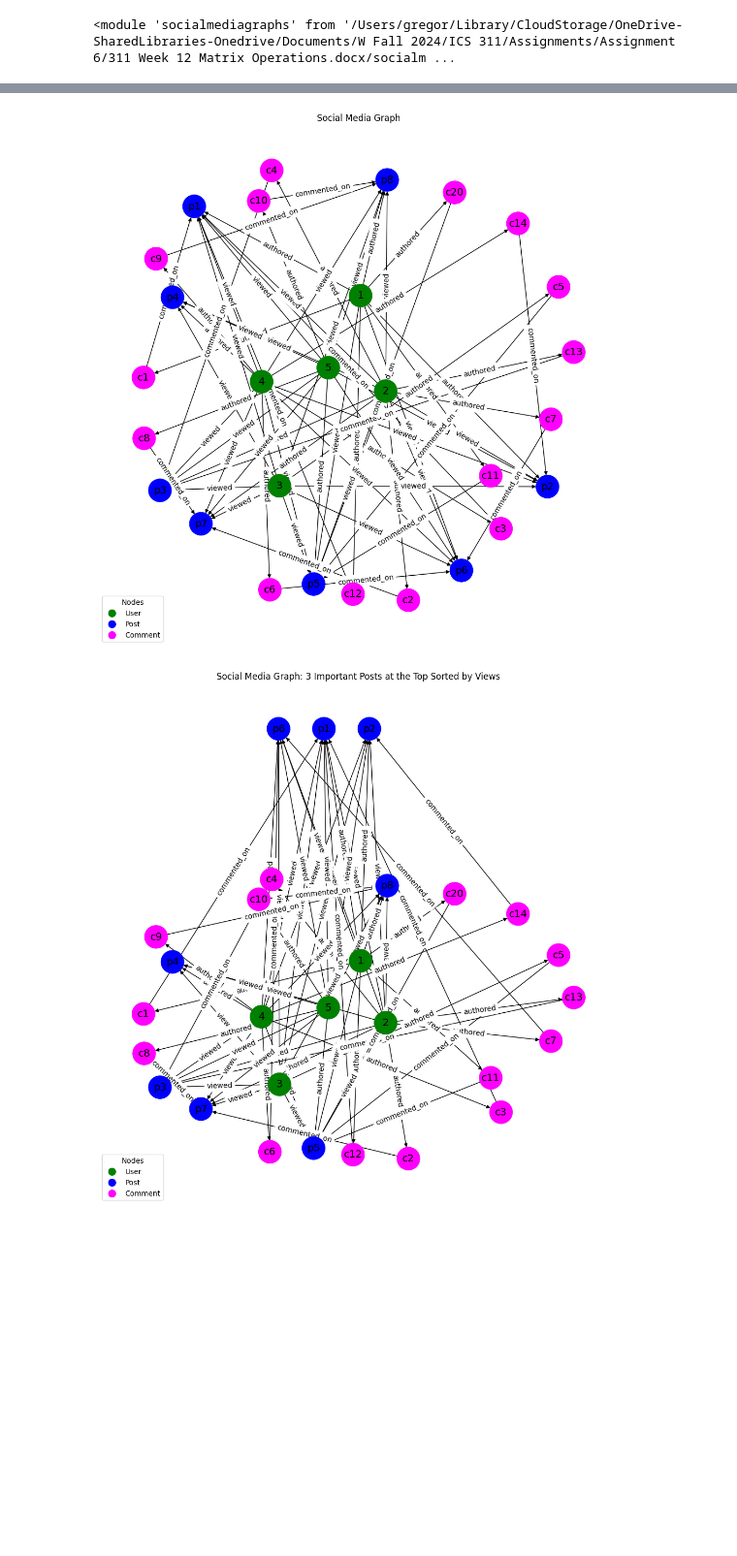
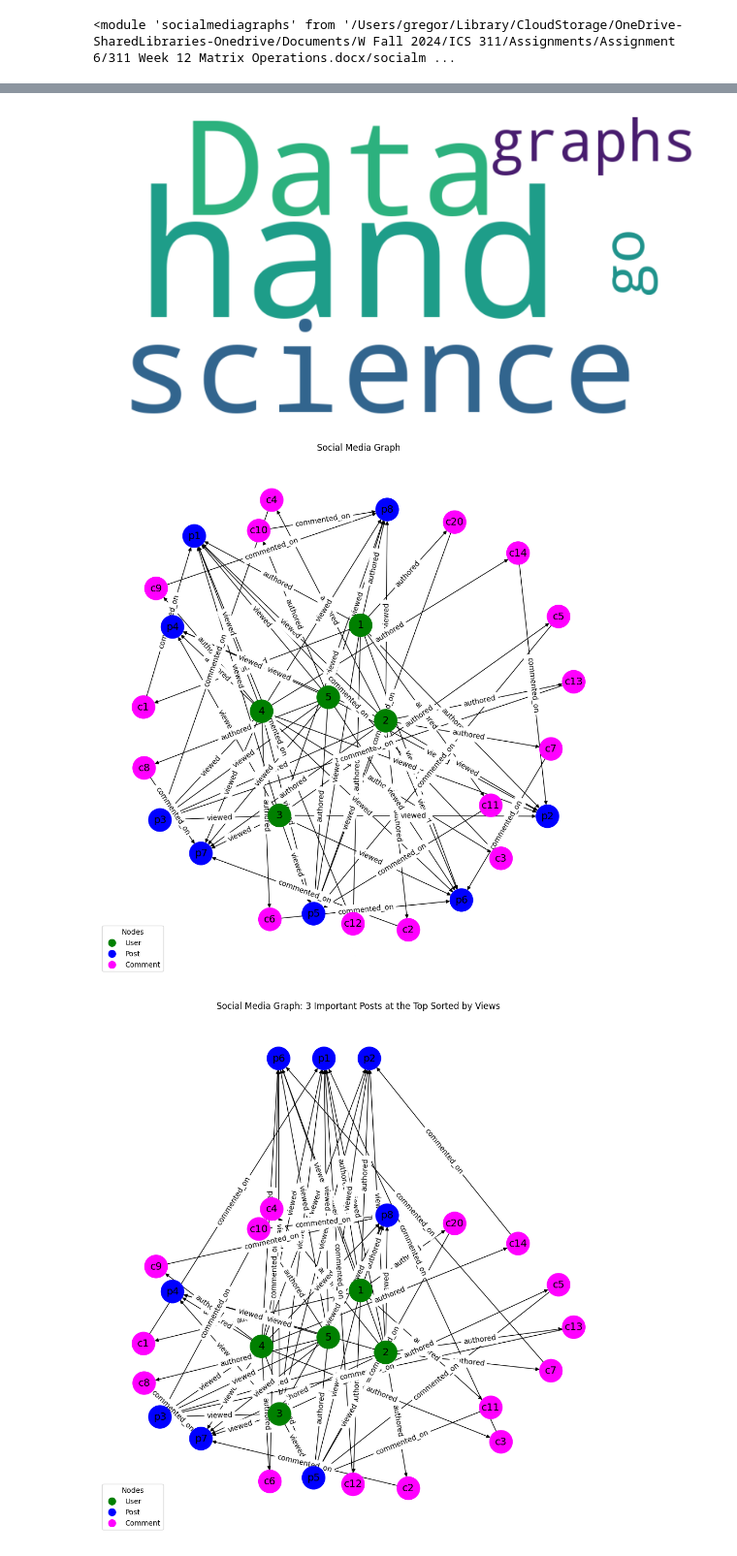
Before and after one commit to jswlee/ICS311_Assignment6, a Jupyter notebook: social-media-example-usage.ipynb, the cells around one changed output, grey strips where cells are left out. Shown at 97% size. Drawn from its saved outputs; the diff is of its cells as text; code cells hidden in the pictures; blank space fills up the shorter version.

```diff
--- a/social-media-example-usage.ipynb
+++ b/social-media-example-usage.ipynb
@@ -237,7 +237,22 @@ else:
-# %%
-smg.display_graph(G)
-# %% [output]
-[figure, removed]
+# %%
+G = smg.build_social_graph(users, posts, comments)
+selected_posts = smg.filter_posts_by_graph(
+    G,
+    include_keywords=["data"],
+    user_filter={"gender": "female"}
+)
+if not selected_posts:
+    print("No posts matched the filter criteria. Please adjust your filters.")
+else:
+    smg.generate_word_cloud(selected_posts)
+# %% [output]
+[figure, added]
+# %%
+# Display graph can be called to simply display the generated graph without considering post importance.
+
+smg.display_graph(G)
+# %% [output]
+[figure, added]
 # %%
 # The second argument is importance criteria: "views", "comments", "mixed"
 # The third argument the weight for views if "mixed" is used. Weight is between 0 and 1
```
Also changed, not shown: parts of 3 cells of this notebook.
